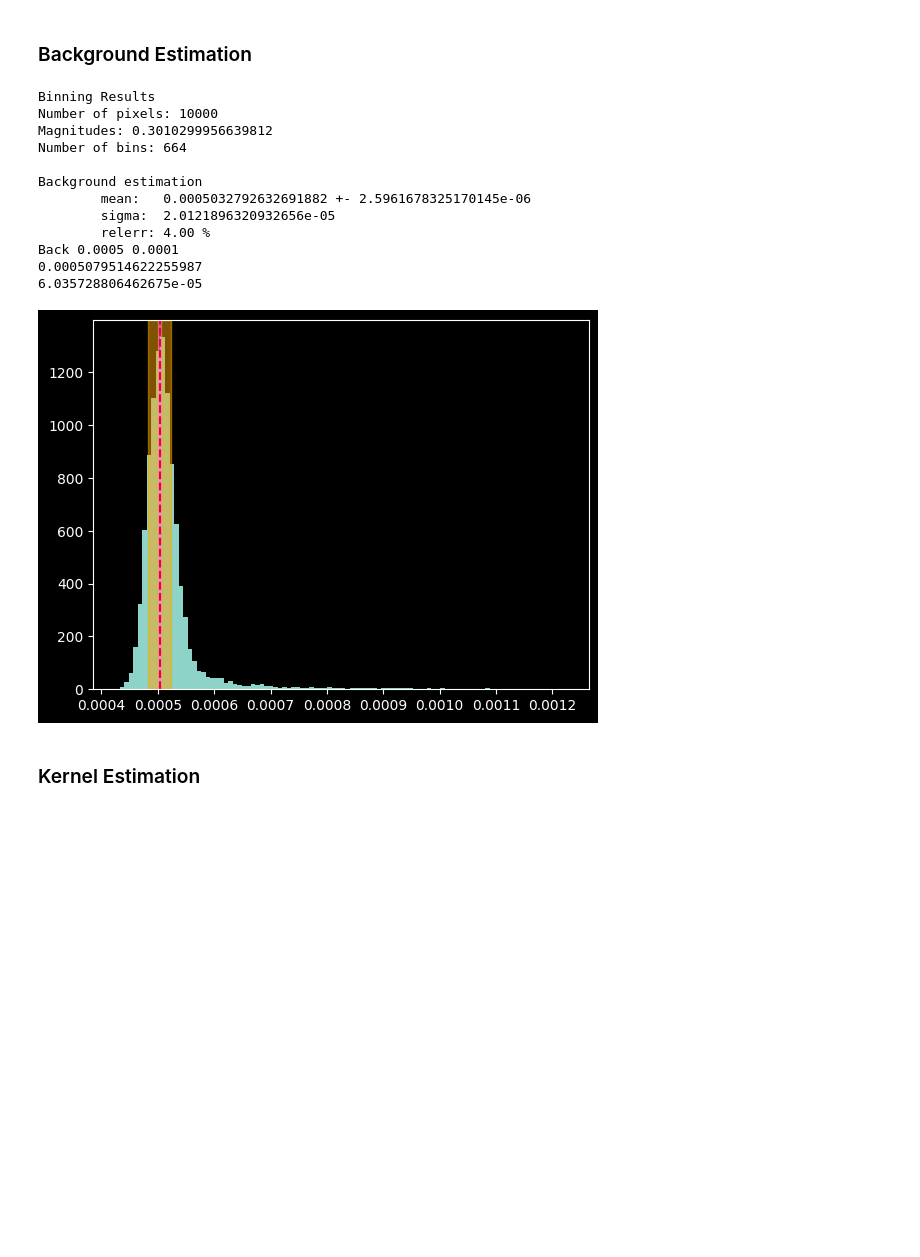
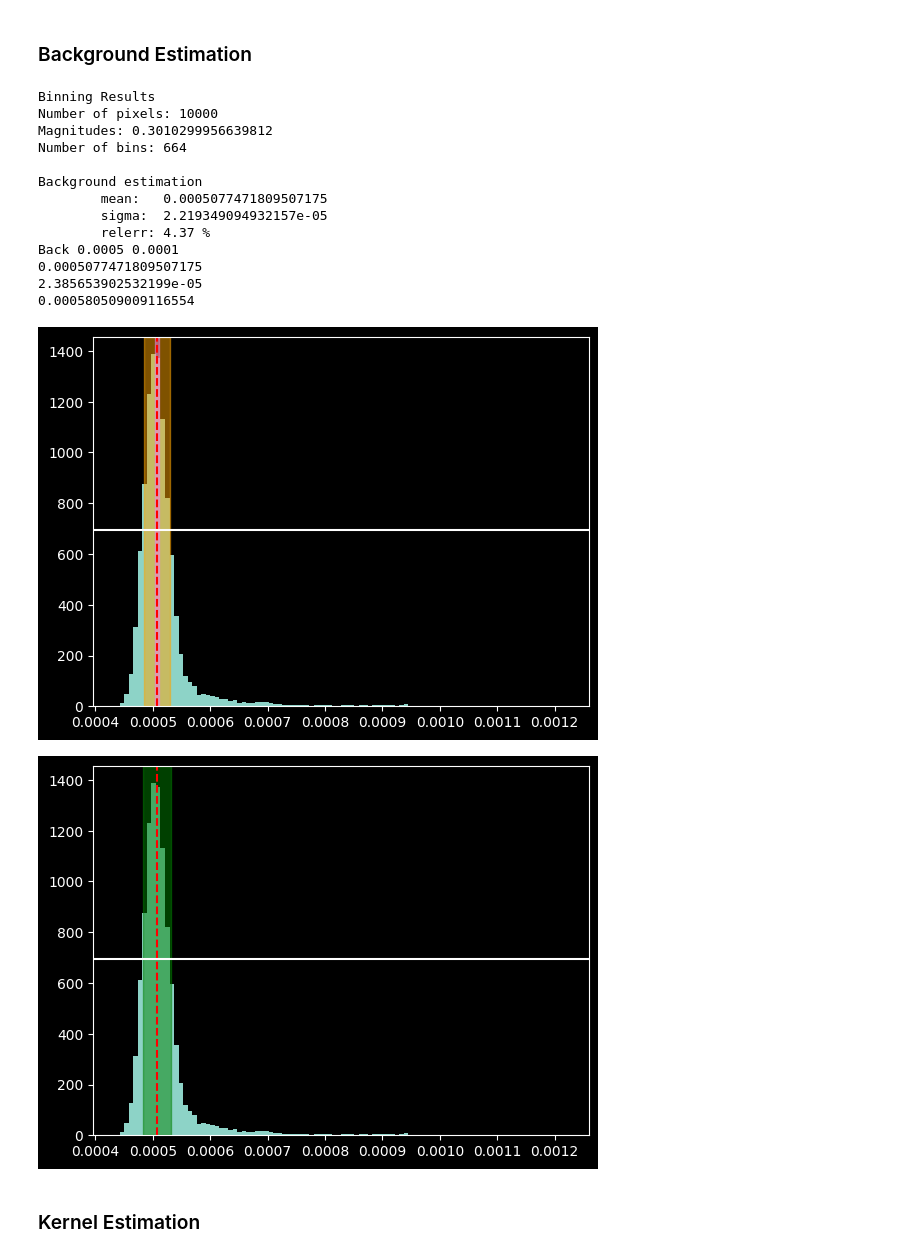
Before and after one commit to 00-berni/proj_2, a Jupyter notebook: implementation.ipynb, the cells around one changed output. Drawn from its saved outputs; the diff is of its cells as text; code cells hidden in the pictures; blank space fills up the shorter version.

```diff
--- a/implementation.ipynb
+++ b/implementation.ipynb
@@ -75,36 +75,46 @@ SIGMA = 1.937558131500989e-05 +- 6.856133315823215e-06
 # %% [markdown]
 ### Background Estimation
 # %%
-from statistics import pvariance
 max_size = 5
 # compute the average dark value
 mean_dark = m_dark.mean()
 # estimate background value
 m_bkg, sigma_bkg = rst.bkg_est(sci_frame)
 mean_bkg, Dmean_bkg = m_bkg
 print('Back',fld.BACK_MEAN*fld.K, fld.BACK_SIGMA*fld.K)
-print(np.median(sci_frame))
-print(np.sqrt(pvariance(sci_frame.flatten()-np.median(sci_frame))))
+med = np.median(sci_frame)
+var = np.sqrt(np.var(sci_frame[sci_frame<6e-4],ddof=1))
+print(med)
+print(var)
+print(2*med-sci_frame.min())
 plt.figure()
-plt.hist(sci_frame.flatten(),sci_frame.shape[0])
+valbin,_,_ = plt.hist(sci_frame.flatten(),sci_frame.shape[0])
 plt.axvline(mean_bkg,0,1,color='red',linestyle='dashed')
 plt.axvspan(mean_bkg-sigma_bkg,mean_bkg+sigma_bkg,color='orange',alpha=0.5)
 plt.axvspan(mean_bkg-Dmean_bkg,mean_bkg+Dmean_bkg,color='violet',alpha=0.5)
+plt.axhline(valbin.max()/2,0,1)
+plt.figure()
+valbin,_,_ = plt.hist(sci_frame.flatten(),sci_frame.shape[0])
+plt.axvline(med,0,1,color='red',linestyle='dashed')
+plt.axvspan(med-var,med+var,color='green',alpha=0.5)
+plt.axhline(valbin.max()/2,0,1)
 plt.show()
 # %% [output]
 Binning Results
 Number of pixels: 10000
 Magnitudes: 0.3010299956639812
 Number of bins: 664
 
 Background estimation
-        mean:   0.0005032792632691882 +- 2.5961678325170145e-06
-        sigma:  2.0121896320932656e-05
-        relerr: 4.00 %
+        mean:   0.0005077471809507175
+        sigma:  2.219349094932157e-05
+        relerr: 4.37 %
 Back 0.0005 0.0001
-0.0005079514622255987
-6.035728806462675e-05
+0.0005077471809507175
+2.385653902532199e-05
+0.000580509009116554
-[figure, old version]
+[figure, new version]
+[figure, added]
 # %% [markdown]
 ### Kernel Estimation
 # %% [markdown]
```
Also changed, not shown: parts of 13 cells of this notebook.
